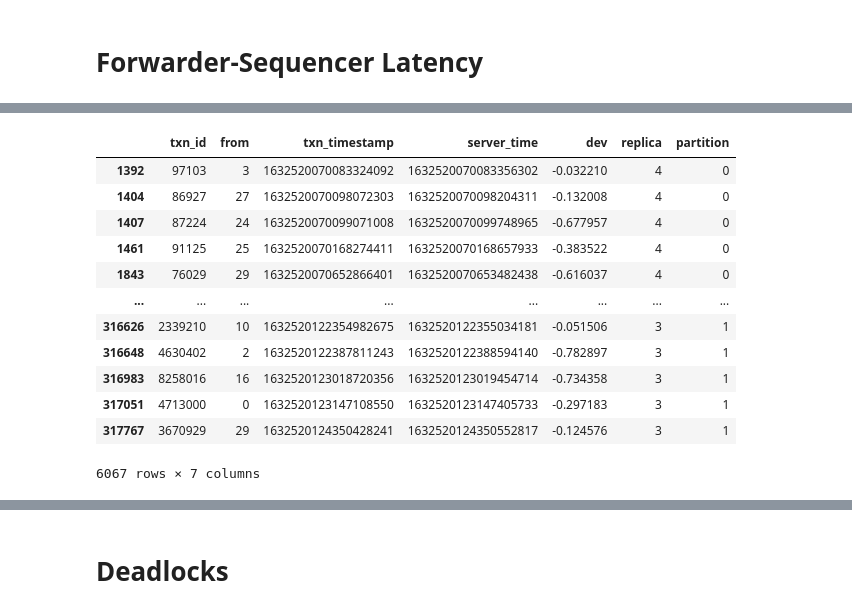
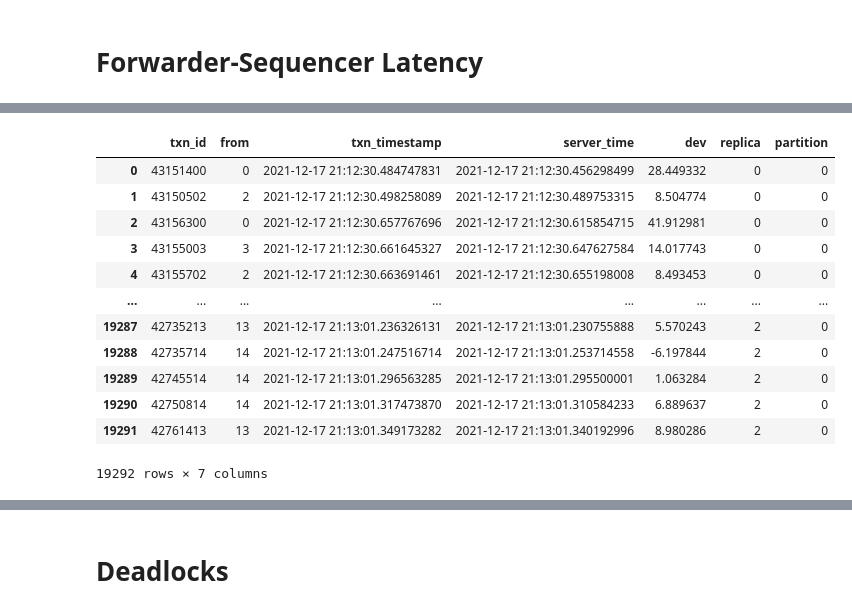
Before and after one commit to umd-dslam/DetockAnalysis, a Jupyter notebook: Other.ipynb, the cells around one changed output, grey strips where cells are left out. Cells and saved outputs as stored; diff of their text form; code cells hidden in the pictures.

```diff
--- a/Other.ipynb
+++ b/Other.ipynb
@@ -67,20 +91,22 @@ plt.tight_layout()
-# %%
-txn_timestamps_df = txn_timestamps_csv(spark, PREFIX).toPandas()
-txn_timestamps_df[txn_timestamps_df.dev < 0]
-# %% [output]
-|  | txn_id | from | txn_timestamp | server_time | dev | replica | partition |
-| 1392 | 97103 | 3 | 1632520070083324092 | 1632520070083356302 | -0.032210 | 4 | 0 |
-| 1404 | 86927 | 27 | 1632520070098072303 | 1632520070098204311 | -0.132008 | 4 | 0 |
-| 1407 | 87224 | 24 | 1632520070099071008 | 1632520070099748965 | -0.677957 | 4 | 0 |
-| 1461 | 91125 | 25 | 1632520070168274411 | 1632520070168657933 | -0.383522 | 4 | 0 |
-| 1843 | 76029 | 29 | 1632520070652866401 | 1632520070653482438 | -0.616037 | 4 | 0 |
-| ... | ... | ... | ... | ... | ... | ... | ... |
-| 316626 | 2339210 | 10 | 1632520122354982675 | 1632520122355034181 | -0.051506 | 3 | 1 |
-| 316648 | 4630402 | 2 | 1632520122387811243 | 1632520122388594140 | -0.782897 | 3 | 1 |
-| 316983 | 8258016 | 16 | 1632520123018720356 | 1632520123019454714 | -0.734358 | 3 | 1 |
-| 317051 | 4713000 | 0 | 1632520123147108550 | 1632520123147405733 | -0.297183 | 3 | 1 |
-| 317767 | 3670929 | 29 | 1632520124350428241 | 1632520124350552817 | -0.124576 | 3 | 1 |
-6067 rows × 7 columns
+# %%
+txn_timestamps_df = txn_timestamps_csv(spark, PREFIX).where(col("txn_timestamp") > 0).toPandas()
+txn_timestamps_df["txn_timestamp"] = pd.to_datetime(txn_timestamps_df["txn_timestamp"], unit="ns")
+txn_timestamps_df["server_time"] = pd.to_datetime(txn_timestamps_df["server_time"], unit="ns")
+txn_timestamps_df
+# %% [output]
+|  | txn_id | from | txn_timestamp | server_time | dev | replica | partition |
+| 0 | 43151400 | 0 | 2021-12-17 21:12:30.484747831 | 2021-12-17 21:12:30.456298499 | 28.449332 | 0 | 0 |
+| 1 | 43150502 | 2 | 2021-12-17 21:12:30.498258089 | 2021-12-17 21:12:30.489753315 | 8.504774 | 0 | 0 |
+| 2 | 43156300 | 0 | 2021-12-17 21:12:30.657767696 | 2021-12-17 21:12:30.615854715 | 41.912981 | 0 | 0 |
+| 3 | 43155003 | 3 | 2021-12-17 21:12:30.661645327 | 2021-12-17 21:12:30.647627584 | 14.017743 | 0 | 0 |
+| 4 | 43155702 | 2 | 2021-12-17 21:12:30.663691461 | 2021-12-17 21:12:30.655198008 | 8.493453 | 0 | 0 |
+| ... | ... | ... | ... | ... | ... | ... | ... |
+| 19287 | 42735213 | 13 | 2021-12-17 21:13:01.236326131 | 2021-12-17 21:13:01.230755888 | 5.570243 | 2 | 0 |
+| 19288 | 42735714 | 14 | 2021-12-17 21:13:01.247516714 | 2021-12-17 21:13:01.253714558 | -6.197844 | 2 | 0 |
+| 19289 | 42745514 | 14 | 2021-12-17 21:13:01.296563285 | 2021-12-17 21:13:01.295500001 | 1.063284 | 2 | 0 |
+| 19290 | 42750814 | 14 | 2021-12-17 21:13:01.317473870 | 2021-12-17 21:13:01.310584233 | 6.889637 | 2 | 0 |
+| 19291 | 42761413 | 13 | 2021-12-17 21:13:01.349173282 | 2021-12-17 21:13:01.340192996 | 8.980286 | 2 | 0 |
+19292 rows × 7 columns
 # %%
 replicas = sorted(txn_timestamps_df["replica"].unique())
 
```
Also changed, not shown: parts of 5 cells of this notebook, 6 other files.
